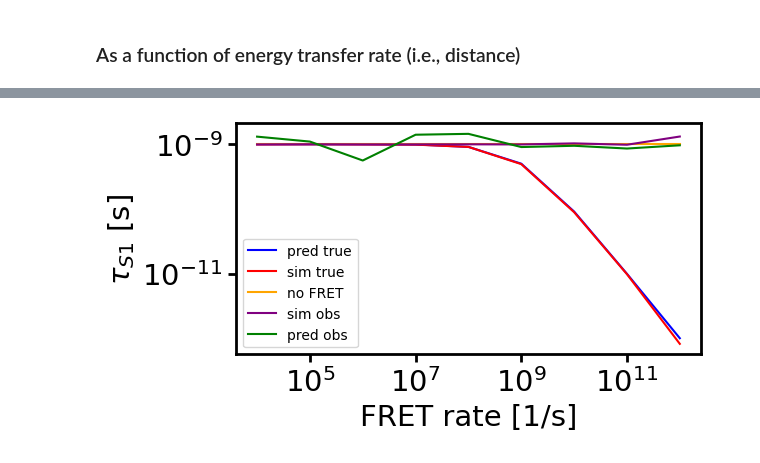
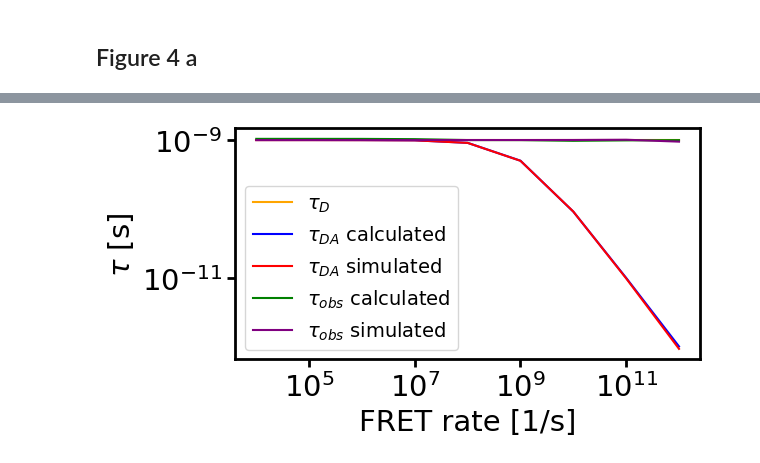
Before and after one commit to super-resolution/Fluopy, a Jupyter notebook: notebooks/general/energy_transfers/homoFRET_fluorescence_lifetime.ipynb, the cells around one changed output, grey strips where cells are left out. Cells and saved outputs as stored; diff of their text form; code cells hidden in the pictures.

Commit message:
analysis fluorescence lifetime adjustment

```diff
--- a/notebooks/general/energy_transfers/homoFRET_fluorescence_lifetime.ipynb
+++ b/notebooks/general/energy_transfers/homoFRET_fluorescence_lifetime.ipynb
@@ -114,6 +204,7 @@ def modify_transition_matrix(transition_set):
     )
     return modified_transition_matrix, modified_row_sums
 
-
-mod_transition_matrix, mod_row_sums = modify_transition_matrix(transition_set)
+mod_tm_e1, mod_rs_e1 = modify_transition_matrix(transition_set_e1)
+mod_tm_e2, mod_rs_e2 = modify_transition_matrix(transition_set_e2)
+mod_tm_e3, mod_rs_e3 = modify_transition_matrix(transition_set_e3)
 # %% [markdown]
@@ -206,7 +331,6 @@ def predict(transition_set, accuracy=10, size=10, seed=None):
     accuracy : int : The accuracy of the prediction. Higher energy transfer rates need
     higher accuracy to accomplish the same quality of prediction.
     """
-    from scipy.stats import erlang
 
     pred_tau, hfret_probability, fluorescence_probability = (
         get_transition_probabilities(
@@ -224,7 +348,7 @@ def predict(transition_set, accuracy=10, size=10, seed=None):
     weights = probabilities / np.sum(
         probabilities
     )  # otherwise, probabilites do not add up to 1
-    random_numbers = np.random.uniform(0, 1, size)
+    random_numbers = rng.uniform(0, 1, size)
     cumulative_probabilities = np.cumsum(weights)
     predicted_obs_lifetimes = np.ones(size)
 
@@ -236,8 +360,13 @@ def predict(transition_set, accuracy=10, size=10, seed=None):
 
     return pred_tau, predicted_obs_lifetimes
 
-
-pred_true_tau, pred_obs_tau = predict(
-    transition_set=transition_set, accuracy=int(1e5), size=100, seed=1
+true_pred_tau_e1, pred_obs_tau_e1 = predict(
+    transition_set=transition_set_e1, accuracy=int(1e6), size=1000, seed=1
 )
+true_pred_tau_e2, pred_obs_tau_e2 = predict(
+    transition_set=transition_set_e2, accuracy=int(1e6), size=1000, seed=1
+)
+true_pred_tau_e3, pred_obs_tau_e3 = predict(
+    transition_set=transition_set_e3, accuracy=int(1e6), size=1000, seed=1
+)
 # %% [markdown]
@@ -296,8 +453,8 @@ Text(0.3, 0.5, '$\\mu_{pred/true}$ = 3.85e-11')
 # %% [markdown]
-### As a function of energy transfer rate (i.e., distance)
+## Figure 4 a
 # %%
 energy_transfer_rates = np.logspace(4, 12, num=9)
-fluorophores = fl.construct_fluorophores("cy5", 10, 2)
+fluorophores = fl.construct_fluorophores("fluorphore", 10, 2)
 fluorophore_system = fl.FluorophoreSystem(fluorophores=fluorophores)
 excitation = tr.Transition(
     transition_type=tr.TransitionType.EXCITATION, rate=1e9, fluorophore_ids=[0, 1]
@@ -325,8 +482,8 @@ for energy_transfer_rate in energy_transfer_rates:
         fluorophore_ids=[(0, 1), (1, 0)],
     )
     transitions = {
-        "cy5": [excitation, fluorescence, ic],
-        "D: cy5, A: cy5, dist: 10.0": [hfret],
+        "fluorphore": [excitation, fluorescence, ic],
+        "D: fluorphore, A: fluorphore, dist: 10.0": [hfret],
     }
     transition_set = tr.TransitionSet(transitions, fluorophore_system)
     transition_set.finalize()
@@ -339,7 +496,7 @@ for energy_transfer_rate in energy_transfer_rates:
         transition_matrix=mod_transition_matrix,
         row_sums=mod_row_sums,
         start_index=start_index,
-        size=int(1e5),
+        size=int(1e6),
         seed=1,
     )
     true_tau, obs_tau = get_lifetimes(
@@ -348,51 +505,55 @@ for energy_transfer_rate in energy_transfer_rates:
         transition_set=transition_set,
     )
     pred_tau, predicted_obs_lifetimes = predict(
-        accuracy=100000, transition_set=transition_set
+        accuracy=int(1e5), size=100, transition_set=transition_set, seed=1,
     )
 
     pred_obs_lifetimes.append(np.mean(predicted_obs_lifetimes))
     pred_true_lifetimes.append(pred_tau)
     sim_obs_lifetimes.append(np.mean(obs_tau))
-    sim_true_lifetimes.append(true_tau)
+    sim_true_lifetimes.append(np.mean(true_tau))
     unchanged_lifetimes.append(1e-9)
 
 axes = fi.universal_figure(
     type_="line",
-    data=[energy_transfer_rates, pred_true_lifetimes],
+    data=[energy_transfer_rates, unchanged_lifetimes],
     yscale="log",
     xscale="log",
-    label="pred true",
+    color="orange",
+    label=r"$\tau_{D}$",
+)
+axes = fi.universal_figure(
+    type_="line",
+    data=[energy_transfer_rates, pred_true_lifetimes],
+    axes=axes,
+    label=r"$\tau_{DA}$ calculated",
 )
 axes = fi.universal_figure(
     type_="line",
     data=[energy_transfer_rates, sim_true_lifetimes],
     axes=axes,
     color="red",
-    label="sim true",
+    label=r"$\tau_{DA}$ simulated",
 )
 axes = fi.universal_figure(
     type_="line",
-    data=[energy_transfer_rates, unchanged_lifetimes],
+    data=[energy_transfer_rates, pred_obs_lifetimes],
     axes=axes,
-    color="orange",
-    label="no FRET",
+    color="green",
+    label=r"$\tau_{obs}$ calculated",
 )
 axes = fi.universal_figure(
     type_="line",
     data=[energy_transfer_rates, sim_obs_lifetimes],
     axes=axes,
     color="purple",
-    label="sim obs",
-)
-axes = fi.universal_figure(
-    type_="line",
-    data=[energy_transfer_rates, pred_obs_lifetimes],
-    axes=axes,
-    color="green",
-    label="pred obs",
+    label=r"$\tau_{obs}$ simulated",
     legend=True,
     xlabel="FRET rate [1/s]",
-    ylabel=r'$\tau_{S1}$ [s]',
+    ylabel=r'$\tau$ [s]',
 )
+axes[0, 0].legend(fontsize=14)
+
+fig = mi.get_figure(axes)
+fig.savefig('mean_lifetimes.svg')
 # %% [output]
@@ -399 +562 @@ axes = fi.universal_figure(
-[figure, old version]
+[figure, new version]
```
Also changed, not shown: parts of 27 cells of this notebook, 18 other files.
